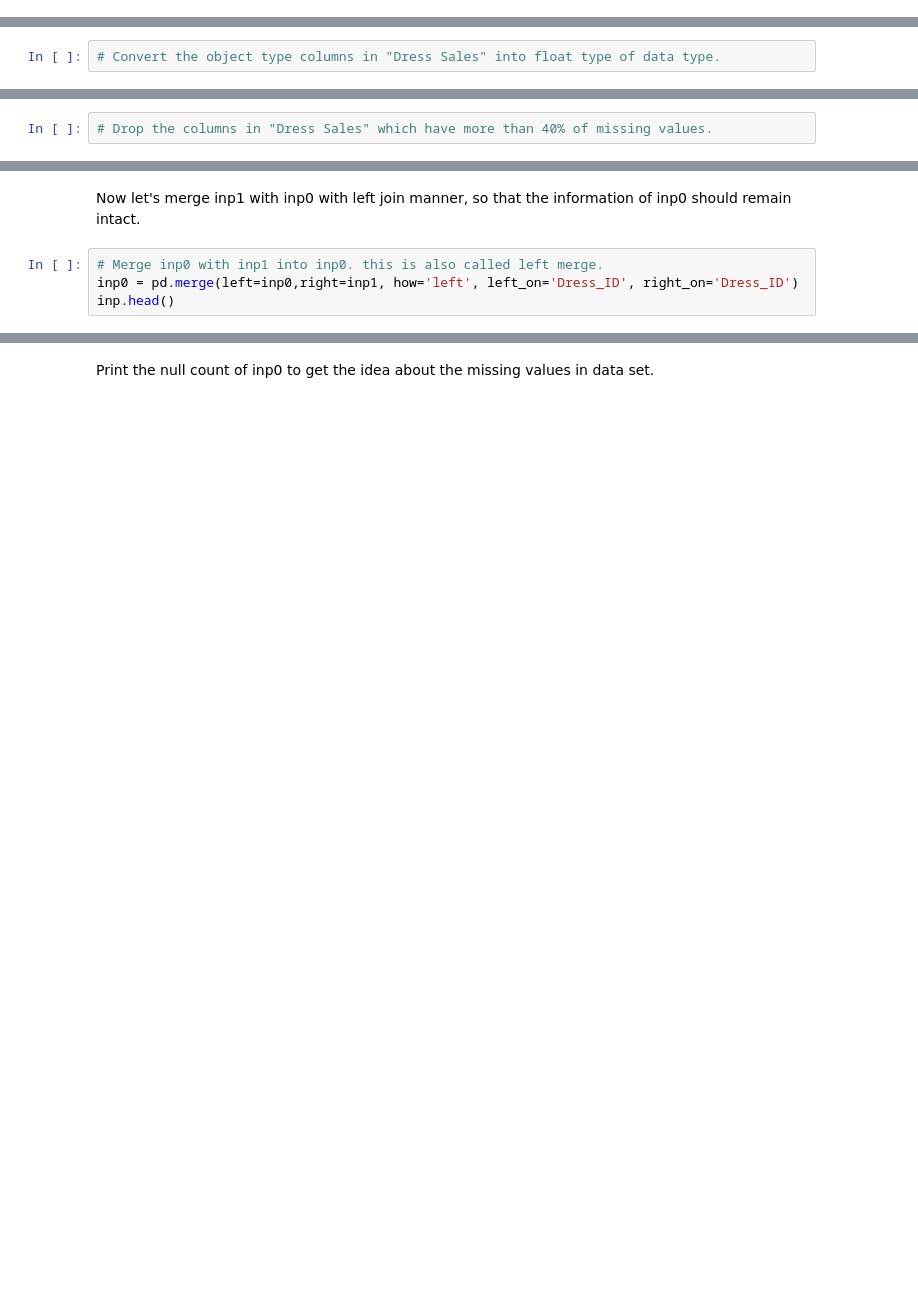
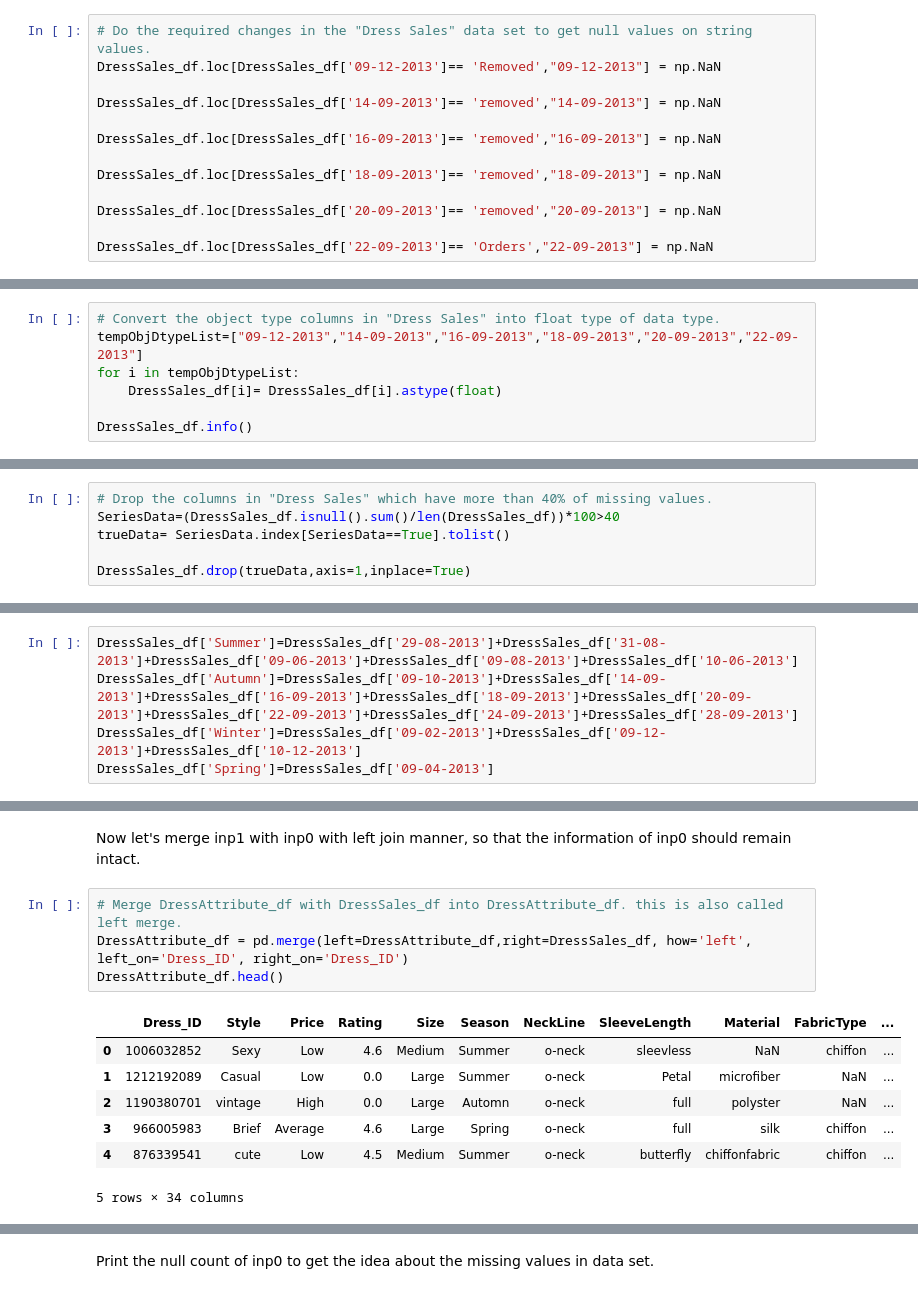
Before and after one commit to ameyabits/EDA, a Jupyter notebook: Dress/Notebooks/Dress_EDA_Graded_Questions.ipynb, the cells around one changed output, grey strips where cells are left out. Cells and saved outputs as stored; diff of their text form; blank space fills up the shorter version.

Commit message:
EDA data cleaning completed

```diff
--- a/Dress/Notebooks/Dress_EDA_Graded_Questions.ipynb
+++ b/Dress/Notebooks/Dress_EDA_Graded_Questions.ipynb
@@ -82,0 +129,13 @@ Now if you try and convert these object data type columns into numeric data type
+# %%
+# Do the required changes in the "Dress Sales" data set to get null values on string values.
+DressSales_df.loc[DressSales_df['09-12-2013']== 'Removed',"09-12-2013"] = np.NaN
+
+DressSales_df.loc[DressSales_df['14-09-2013']== 'removed',"14-09-2013"] = np.NaN
+
+DressSales_df.loc[DressSales_df['16-09-2013']== 'removed',"16-09-2013"] = np.NaN
+
+DressSales_df.loc[DressSales_df['18-09-2013']== 'removed',"18-09-2013"] = np.NaN
+
+DressSales_df.loc[DressSales_df['20-09-2013']== 'removed',"20-09-2013"] = np.NaN
+
+DressSales_df.loc[DressSales_df['22-09-2013']== 'Orders',"22-09-2013"] = np.NaN
@@ -83,2 +164,7 @@ Now if you try and convert these object data type columns into numeric data type
 # %%
 # Convert the object type columns in "Dress Sales" into float type of data type.
+tempObjDtypeList=["09-12-2013","14-09-2013","16-09-2013","18-09-2013","20-09-2013","22-09-2013"]
+for i in tempObjDtypeList:
+    DressSales_df[i]= DressSales_df[i].astype(float)
+
+DressSales_df.info()
@@ -89,5 +214,9 @@ When you see the null counts in “Dress Sales” dataset after performing all t
 # %%
 # Drop the columns in "Dress Sales" which have more than 40% of missing values.
+SeriesData=(DressSales_df.isnull().sum()/len(DressSales_df))*100>40
+trueData= SeriesData.index[SeriesData==True].tolist()
+
+DressSales_df.drop(trueData,axis=1,inplace=True)
 # %% [markdown]
 You should categorise the dates into seasons in “Dress Sales” data to simplify the analysis according to the following criteria:
 - June, July and August: Summer.
@@ -99,2 +256,7 @@ You should categorise the dates into seasons in “Dress Sales” data to simpli
+# %%
+DressSales_df['Summer']=DressSales_df['29-08-2013']+DressSales_df['31-08-2013']+DressSales_df['09-06-2013']+DressSales_df['09-08-2013']+DressSales_df['10-06-2013']
+DressSales_df['Autumn']=DressSales_df['09-10-2013']+DressSales_df['14-09-2013']+DressSales_df['16-09-2013']+DressSales_df['18-09-2013']+DressSales_df['20-09-2013']+DressSales_df['22-09-2013']+DressSales_df['24-09-2013']+DressSales_df['28-09-2013']
+DressSales_df['Winter']=DressSales_df['09-02-2013']+DressSales_df['09-12-2013']+DressSales_df['10-12-2013']
+DressSales_df['Spring']=DressSales_df['09-04-2013']
 # %%
 # calculate the sum of sales in each seasons in inp1 i.e. "Dress Sales".
@@ -101,7 +272,15 @@ You should categorise the dates into seasons in “Dress Sales” data to simpli
 # %% [markdown]
 Now let's merge inp1 with inp0 with left join manner, so that the information of inp0 should remain intact.
 # %%
-# Merge inp0 with inp1 into inp0. this is also called left merge.
-inp0 = pd.merge(left=inp0,right=inp1, how='left', left_on='Dress_ID', right_on='Dress_ID')
-inp.head()
+# Merge DressAttribute_df with DressSales_df into DressAttribute_df. this is also called left merge.
+DressAttribute_df = pd.merge(left=DressAttribute_df,right=DressSales_df, how='left', left_on='Dress_ID', right_on='Dress_ID')
+DressAttribute_df.head()
+# %% [output]
+|  | Dress_ID | Style | Price | Rating | Size | Season | NeckLine | SleeveLength | Material | FabricType | ... |
+| 0 | 1006032852 | Sexy | Low | 4.6 | Medium | Summer | o-neck | sleevless | NaN | chiffon | ... |
+| 1 | 1212192089 | Casual | Low | 0.0 | Large | Summer | o-neck | Petal | microfiber | NaN | ... |
+| 2 | 1190380701 | vintage | High | 0.0 | Large | Automn | o-neck | full | polyster | NaN | ... |
+| 3 | 966005983 | Brief | Average | 4.6 | Large | Spring | o-neck | full | silk | chiffon | ... |
+| 4 | 876339541 | cute | Low | 4.5 | Medium | Summer | o-neck | butterfly | chiffonfabric | chiffon | ... |
+5 rows × 34 columns
 # %%
```
Also changed, not shown: parts of 20 cells of this notebook.
